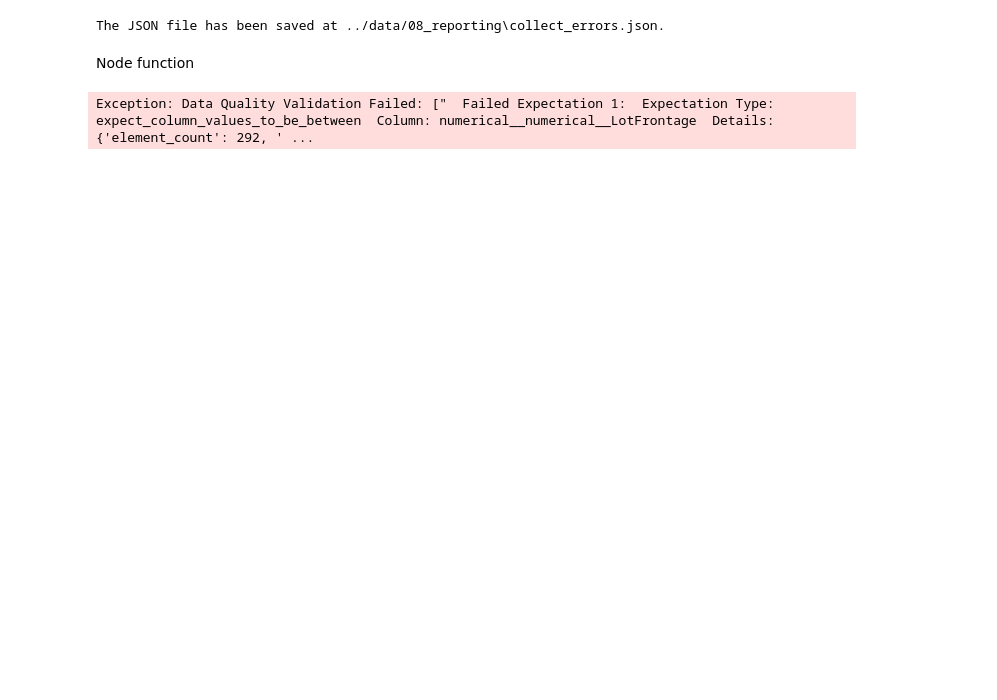
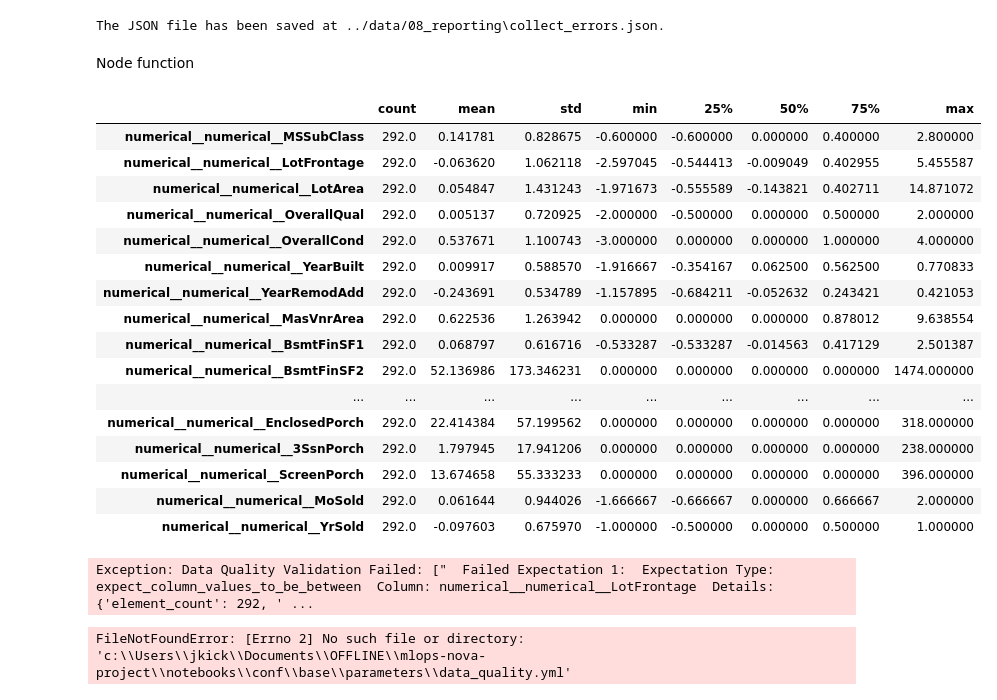
Before and after one commit to joicepreuss/mlops-nova-project, a Jupyter notebook: notebooks/0. great_expectations.ipynb, the cells around one changed output. Cells and saved outputs as stored; diff of their text form; code cells hidden in the pictures; blank space fills up the shorter version.

Commit message:
update data yml

```diff
--- a/notebooks/0. great_expectations.ipynb
+++ b/notebooks/0. great_expectations.ipynb
@@ -497,7 +507,38 @@ def check_data_feature_engineering(df: pd.DataFrame, parameters : Dict[str, Any]
 # %%
 import pandas as pd
 test_df = pd.read_csv('../data/07_model_output/df_with_predict.csv')
+# %%
+# filter test_df to only contain the columns that start with num
+test_df = test_df.filter(regex='^num')
+# %%
+test_df.describe().T
+# %% [output]
+|  | count | mean | std | min | 25% | 50% | 75% | max |
+| numerical__numerical__MSSubClass | 292.0 | 0.141781 | 0.828675 | -0.600000 | -0.600000 | 0.000000 | 0.400000 | 2.800000 |
+| numerical__numerical__LotFrontage | 292.0 | -0.063620 | 1.062118 | -2.597045 | -0.544413 | -0.009049 | 0.402955 | 5.455587 |
+| numerical__numerical__LotArea | 292.0 | 0.054847 | 1.431243 | -1.971673 | -0.555589 | -0.143821 | 0.402711 | 14.871072 |
+| numerical__numerical__OverallQual | 292.0 | 0.005137 | 0.720925 | -2.000000 | -0.500000 | 0.000000 | 0.500000 | 2.000000 |
+| numerical__numerical__OverallCond | 292.0 | 0.537671 | 1.100743 | -3.000000 | 0.000000 | 0.000000 | 1.000000 | 4.000000 |
+| numerical__numerical__YearBuilt | 292.0 | 0.009917 | 0.588570 | -1.916667 | -0.354167 | 0.062500 | 0.562500 | 0.770833 |
+| numerical__numerical__YearRemodAdd | 292.0 | -0.243691 | 0.534789 | -1.157895 | -0.684211 | -0.052632 | 0.243421 | 0.421053 |
+| numerical__numerical__MasVnrArea | 292.0 | 0.622536 | 1.263942 | 0.000000 | 0.000000 | 0.000000 | 0.878012 | 9.638554 |
+| numerical__numerical__BsmtFinSF1 | 292.0 | 0.068797 | 0.616716 | -0.533287 | -0.533287 | -0.014563 | 0.417129 | 2.501387 |
+| numerical__numerical__BsmtFinSF2 | 292.0 | 52.136986 | 173.346231 | 0.000000 | 0.000000 | 0.000000 | 0.000000 | 1474.000000 |
+| ... | ... | ... | ... | ... | ... | ... | ... | ... |
+| numerical__numerical__EnclosedPorch | 292.0 | 22.414384 | 57.199562 | 0.000000 | 0.000000 | 0.000000 | 0.000000 | 318.000000 |
+| numerical__numerical__3SsnPorch | 292.0 | 1.797945 | 17.941206 | 0.000000 | 0.000000 | 0.000000 | 0.000000 | 238.000000 |
+| numerical__numerical__ScreenPorch | 292.0 | 13.674658 | 55.333233 | 0.000000 | 0.000000 | 0.000000 | 0.000000 | 396.000000 |
+| numerical__numerical__MoSold | 292.0 | 0.061644 | 0.944026 | -1.666667 | -0.666667 | 0.000000 | 0.666667 | 2.000000 |
+| numerical__numerical__YrSold | 292.0 | -0.097603 | 0.675970 | -1.000000 | -0.500000 | 0.000000 | 0.500000 | 1.000000 |
 # %%
 check_data_feature_engineering(test_df, None)
 # %% [output]
 Exception: Data Quality Validation Failed: ["  Failed Expectation 1:  Expectation Type: expect_column_values_to_be_between  Column: numerical__numerical__LotFrontage  Details: {'element_count': 292, ' ...
+# %%
+import yaml
+import os
+
+with open(os.path.join(os.getcwd(), 'conf', 'base', 'parameters', 'data_quality.yml')) as f:
+    experiments_configuration = yaml.load(f, Loader=yaml.loader.SafeLoader)
+# %% [output]
+FileNotFoundError: [Errno 2] No such file or directory: 'c:\\Users\\jkick\\Documents\\OFFLINE\\mlops-nova-project\\notebooks\\conf\\base\\parameters\\data_quality.yml'
```
Also changed, not shown: parts of 8 cells of this notebook, 2 other files.
